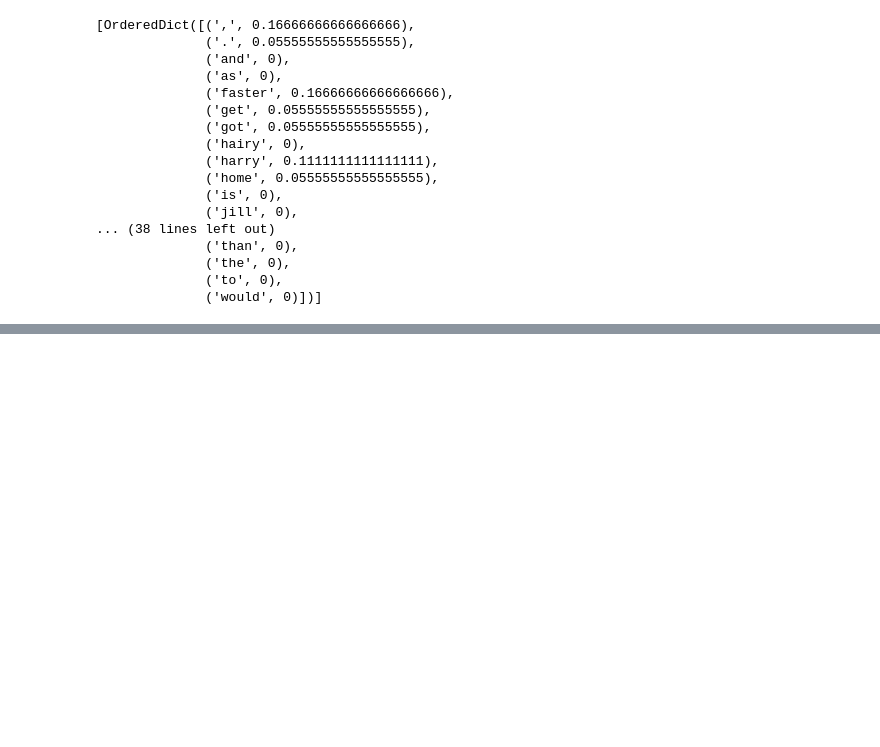
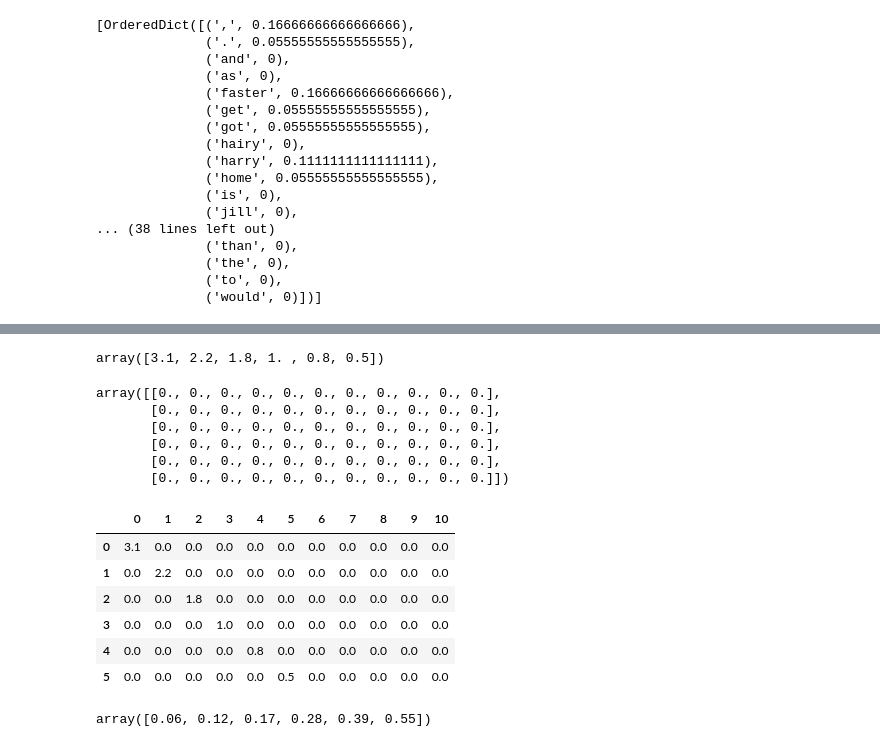
Before and after one commit to jaekyoungkim/nlp_in_action, a Jupyter notebook: 자연어처리인액션.ipynb, the cells around one changed output, grey strips where cells are left out. Drawn from its saved outputs; the diff is of its cells as text; code cells hidden in the pictures; blank space fills up the shorter version.

```diff
--- a/자연어처리인액션.ipynb
+++ b/자연어처리인액션.ipynb
@@ -1324,0 +2037,6 @@ def cosine_sim(vec1,vec2):
+# %%
+import numpy as np
+U,s,Vt = np.linalg.svd(tdm)
+import pandas as pd
+pd.DataFrame(U, index=tdm.index).round(2)
+# 행렬 U의 각열은 말뭉치의 각 단어의 주제벡터임
@@ -1324,0 +2051,26 @@ def cosine_sim(vec1,vec2):
+# %%
+# 특이값행렬 S : 주제의 특잇값들로 이루어진 대각행렬
+# 주제벡터공간의 각 차원이 얼마나 많은 정보를 담고있는지를 말해줌
+s.round(1)
+# %% [output]
+array([3.1, 2.2, 1.8, 1. , 0.8, 0.5])
+# %%
+S= np.zeros((len(U), len(Vt))) ;S
+# %% [output]
+array([[0., 0., 0., 0., 0., 0., 0., 0., 0., 0., 0.],
+       [0., 0., 0., 0., 0., 0., 0., 0., 0., 0., 0.],
+       [0., 0., 0., 0., 0., 0., 0., 0., 0., 0., 0.],
+       [0., 0., 0., 0., 0., 0., 0., 0., 0., 0., 0.],
+       [0., 0., 0., 0., 0., 0., 0., 0., 0., 0., 0.],
+       [0., 0., 0., 0., 0., 0., 0., 0., 0., 0., 0.]])
+# %%
+pd.np.fill_diagonal(S, s)
+pd.DataFrame(S).round(1)
+# %% [output]
+|  | 0 | 1 | 2 | 3 | 4 | 5 | 6 | 7 | 8 | 9 | 10 |
+| 0 | 3.1 | 0.0 | 0.0 | 0.0 | 0.0 | 0.0 | 0.0 | 0.0 | 0.0 | 0.0 | 0.0 |
+| 1 | 0.0 | 2.2 | 0.0 | 0.0 | 0.0 | 0.0 | 0.0 | 0.0 | 0.0 | 0.0 | 0.0 |
+| 2 | 0.0 | 0.0 | 1.8 | 0.0 | 0.0 | 0.0 | 0.0 | 0.0 | 0.0 | 0.0 | 0.0 |
+| 3 | 0.0 | 0.0 | 0.0 | 1.0 | 0.0 | 0.0 | 0.0 | 0.0 | 0.0 | 0.0 | 0.0 |
+| 4 | 0.0 | 0.0 | 0.0 | 0.0 | 0.8 | 0.0 | 0.0 | 0.0 | 0.0 | 0.0 | 0.0 |
+| 5 | 0.0 | 0.0 | 0.0 | 0.0 | 0.0 | 0.5 | 0.0 | 0.0 | 0.0 | 0.0 | 0.0 |
@@ -1324,0 +2090,4 @@ def cosine_sim(vec1,vec2):
+# %%
+np.array(err).round(2)
+# %% [output]
+array([0.06, 0.12, 0.17, 0.28, 0.39, 0.55])
```
Also changed, not shown: parts of 93 cells of this notebook.
